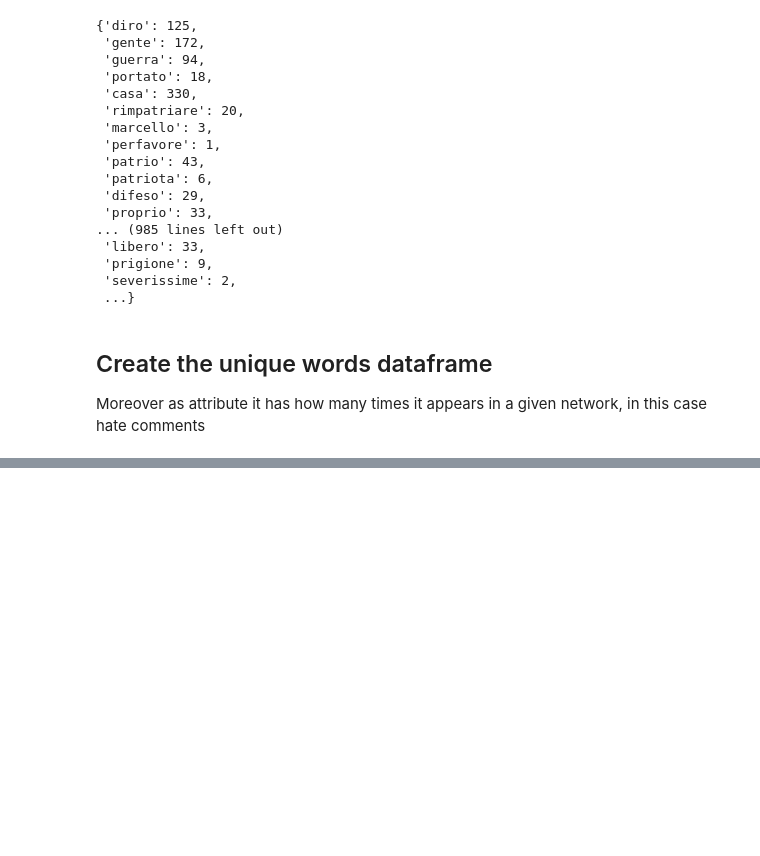
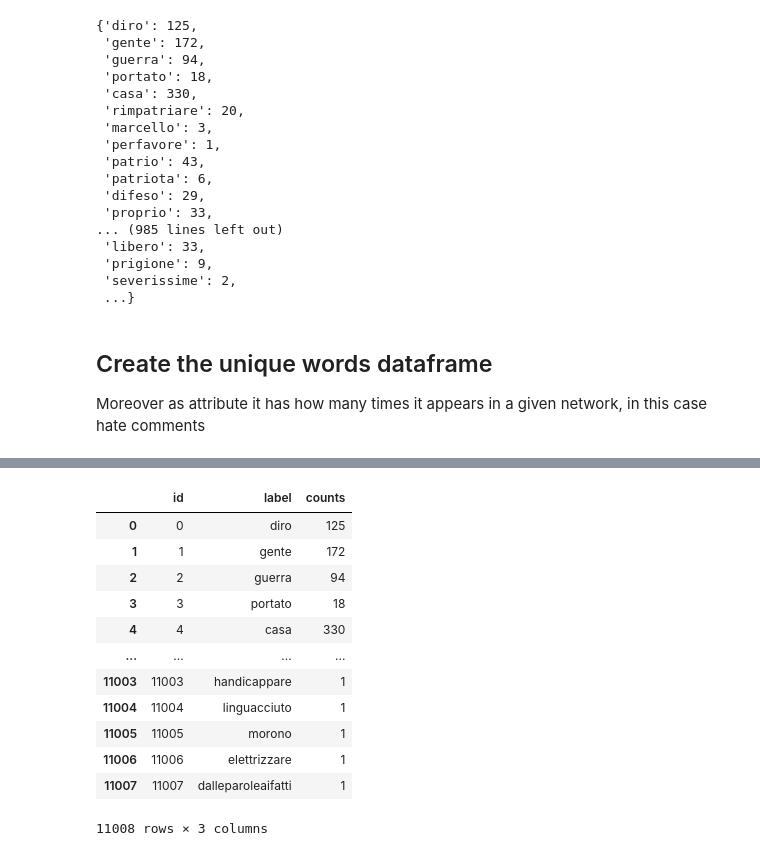
Before and after one commit to andrybicio/net2020, a Jupyter notebook: Semantic_Group/Get_Subset.ipynb, the cells around one changed output, grey strips where cells are left out. Drawn from its saved outputs; the diff is of its cells as text; code cells hidden in the pictures; blank space fills up the shorter version.

```diff
--- a/Semantic_Group/Get_Subset.ipynb
+++ b/Semantic_Group/Get_Subset.ipynb
@@ -174,6 +174,24 @@ lemmas_df
 | 11006 | elettrizzare | 1 |
 | 11007 | dalleparoleaifatti | 1 |
 11008 rows × 2 columns
+# %%
+lemmas_df = lemmas_df.reset_index()
+lemmas_df.columns = ['id', 'label', 'counts']
+lemmas_df
+# %% [output]
+|  | id | label | counts |
+| 0 | 0 | diro | 125 |
+| 1 | 1 | gente | 172 |
+| 2 | 2 | guerra | 94 |
+| 3 | 3 | portato | 18 |
+| 4 | 4 | casa | 330 |
+| ... | ... | ... | ... |
+| 11003 | 11003 | handicappare | 1 |
+| 11004 | 11004 | linguacciuto | 1 |
+| 11005 | 11005 | morono | 1 |
+| 11006 | 11006 | elettrizzare | 1 |
+| 11007 | 11007 | dalleparoleaifatti | 1 |
+11008 rows × 3 columns
 # %%
 #export
 lemmas_df.to_csv('subsets/NODES_hate_problematic_subset.csv', index = False)
```
Also changed, not shown: parts of 7 cells of this notebook.
